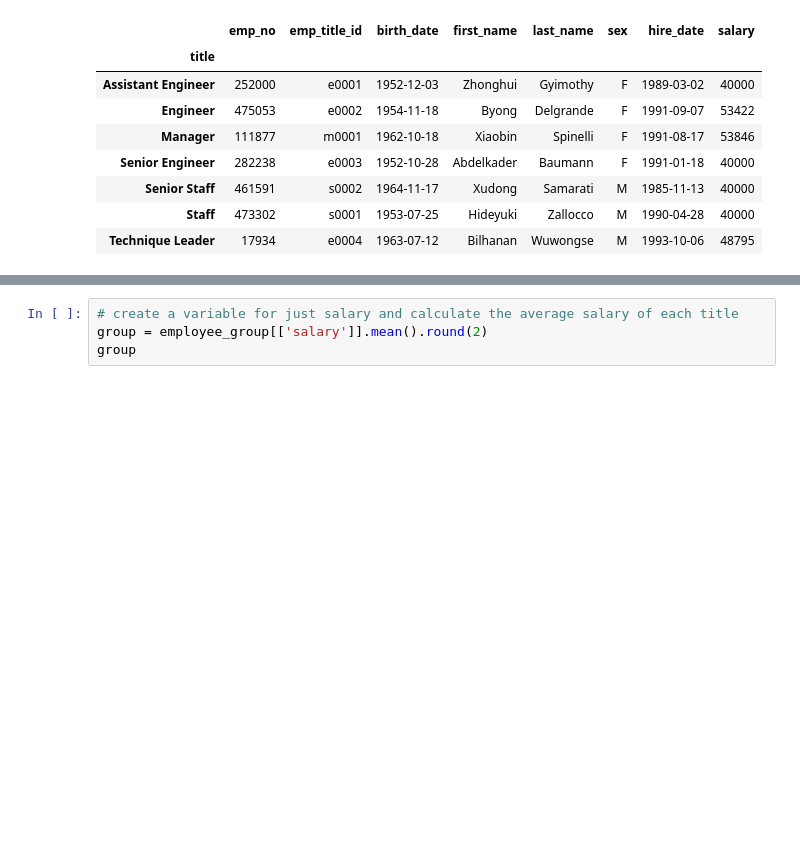
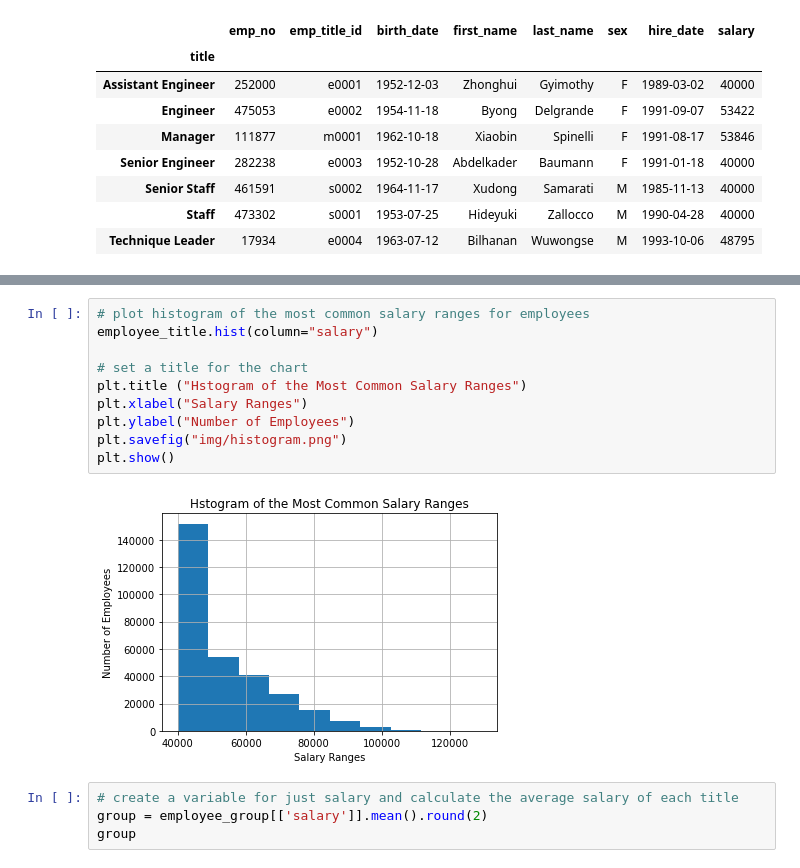
Before and after one commit to Shorleyshor/sql-challenge, a Jupyter notebook: EmployeeSQL/Untitled.ipynb, the cells around one changed output, grey strips where cells are left out. Drawn from its saved outputs; the diff is of its cells as text; blank space fills up the shorter version.

```diff
--- a/EmployeeSQL/Untitled.ipynb
+++ b/EmployeeSQL/Untitled.ipynb
@@ -121,3 +124,15 @@ employee_group.first()
+# %%
+# plot histogram of the most common salary ranges for employees
+employee_title.hist(column="salary")
+
+# set a title for the chart
+plt.title ("Hstogram of the Most Common Salary Ranges")
+plt.xlabel("Salary Ranges")
+plt.ylabel("Number of Employees")
+plt.savefig("img/histogram.png")
+plt.show()
+# %% [output]
+[figure, added]
 # %%
 # create a variable for just salary and calculate the average salary of each title
 group = employee_group[['salary']].mean().round(2)
```
Also changed, not shown: parts of 4 cells of this notebook, 2 other files.
